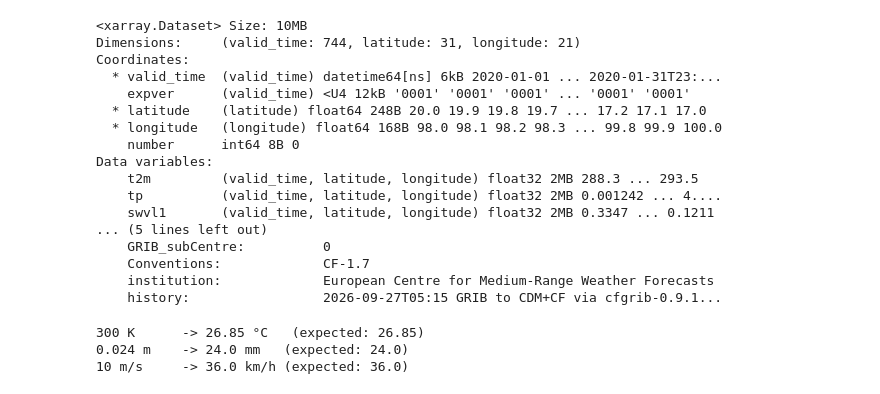
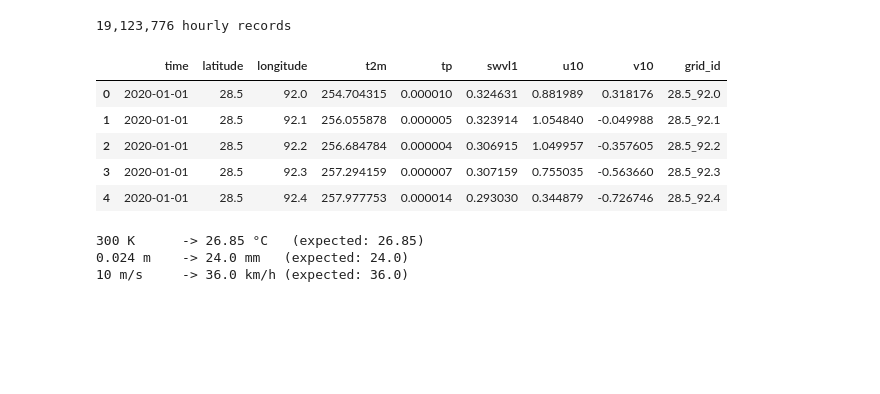
Before and after one commit to huy-nguyen23/wildfire-risk-analysis, a Jupyter notebook: notebooks/07_era5_cleaning.ipynb, the cells around one changed output. Saved outputs shown, nothing was run; the diff lists cells and outputs as text; code cells hidden in the pictures; blank space fills up the shorter version.

Commit message:
feat: data integration pipeline

```diff
--- a/notebooks/07_era5_cleaning.ipynb
+++ b/notebooks/07_era5_cleaning.ipynb
@@ -34,24 +35,15 @@ Data variables:
 # %%
-hourly=ec.to_dataframe(ds)
-ds
+hourly = ec.to_dataframe(ds)
+print(f"{len(hourly):,} hourly records")
+hourly.head()
 # %% [output]
-<xarray.Dataset> Size: 10MB
-Dimensions:     (valid_time: 744, latitude: 31, longitude: 21)
-Coordinates:
-  * valid_time  (valid_time) datetime64[ns] 6kB 2020-01-01 ... 2020-01-31T23:...
-    expver      (valid_time) <U4 12kB '0001' '0001' '0001' ... '0001' '0001'
-  * latitude    (latitude) float64 248B 20.0 19.9 19.8 19.7 ... 17.2 17.1 17.0
-  * longitude   (longitude) float64 168B 98.0 98.1 98.2 98.3 ... 99.8 99.9 100.0
-    number      int64 8B 0
-Data variables:
-    t2m         (valid_time, latitude, longitude) float32 2MB 288.3 ... 293.5
-    tp          (valid_time, latitude, longitude) float32 2MB 0.001242 ... 4....
-    swvl1       (valid_time, latitude, longitude) float32 2MB 0.3347 ... 0.1211
-... (5 lines left out)
-    GRIB_subCentre:          0
-    Conventions:             CF-1.7
-    institution:             European Centre for Medium-Range Weather Forecasts
-    history:                 2026-09-27T05:15 GRIB to CDM+CF via cfgrib-0.9.1...
+19,123,776 hourly records
+|  | time | latitude | longitude | t2m | tp | swvl1 | u10 | v10 | grid_id |
+| 0 | 2020-01-01 | 28.5 | 92.0 | 254.704315 | 0.000010 | 0.324631 | 0.881989 | 0.318176 | 28.5_92.0 |
+| 1 | 2020-01-01 | 28.5 | 92.1 | 256.055878 | 0.000005 | 0.323914 | 1.054840 | -0.049988 | 28.5_92.1 |
+| 2 | 2020-01-01 | 28.5 | 92.2 | 256.684784 | 0.000004 | 0.306915 | 1.049957 | -0.357605 | 28.5_92.2 |
+| 3 | 2020-01-01 | 28.5 | 92.3 | 257.294159 | 0.000007 | 0.307159 | 0.755035 | -0.563660 | 28.5_92.3 |
+| 4 | 2020-01-01 | 28.5 | 92.4 | 257.977753 | 0.000014 | 0.293030 | 0.344879 | -0.726746 | 28.5_92.4 |
 # %%
 print(f"300 K      -> {ec.kelvin_to_celsius(300):.2f} °C   (expected: 26.85)")
 print(f"0.024 m    -> {ec.metres_to_mm(0.024):.1f} mm   (expected: 24.0)")
```
Also changed, not shown: parts of 11 cells of this notebook, 17 other files.
